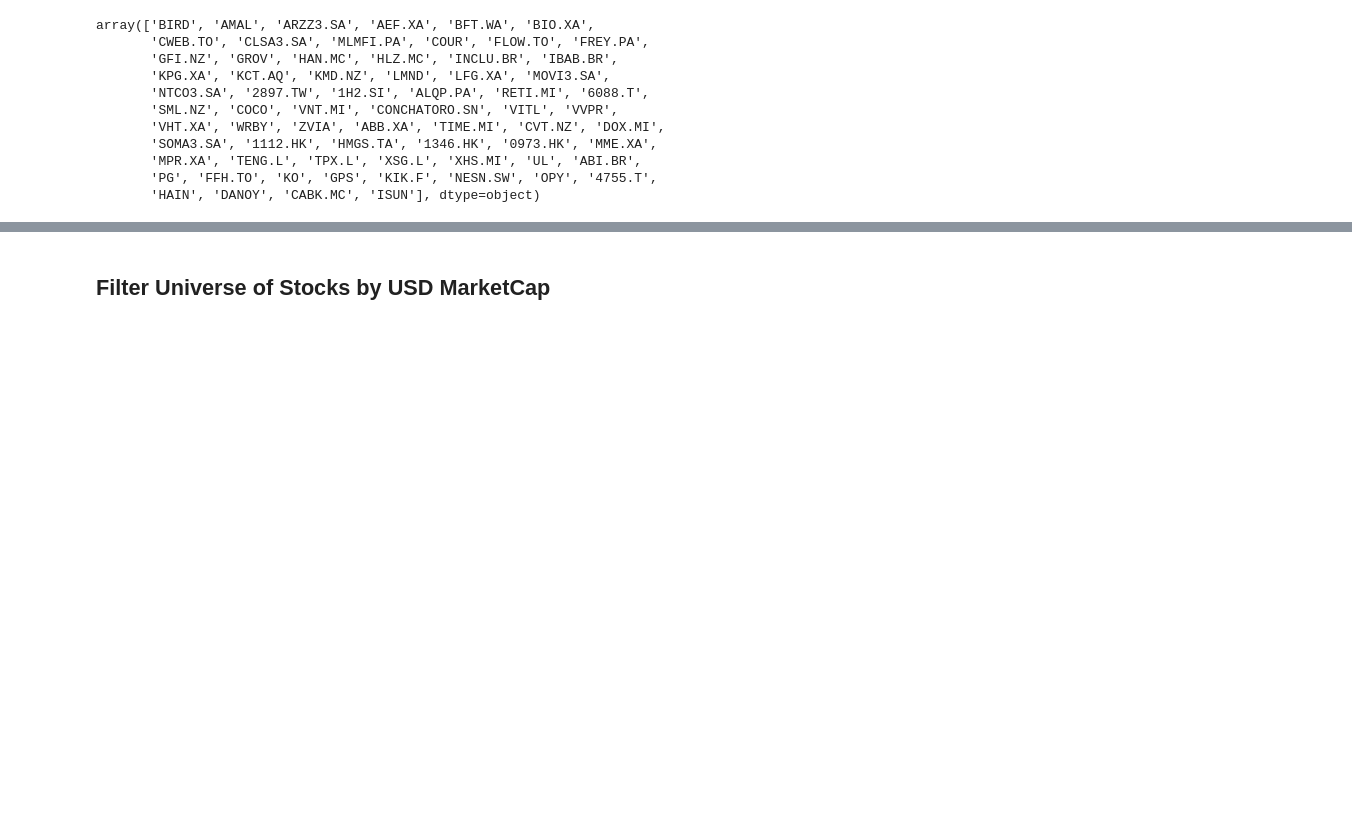
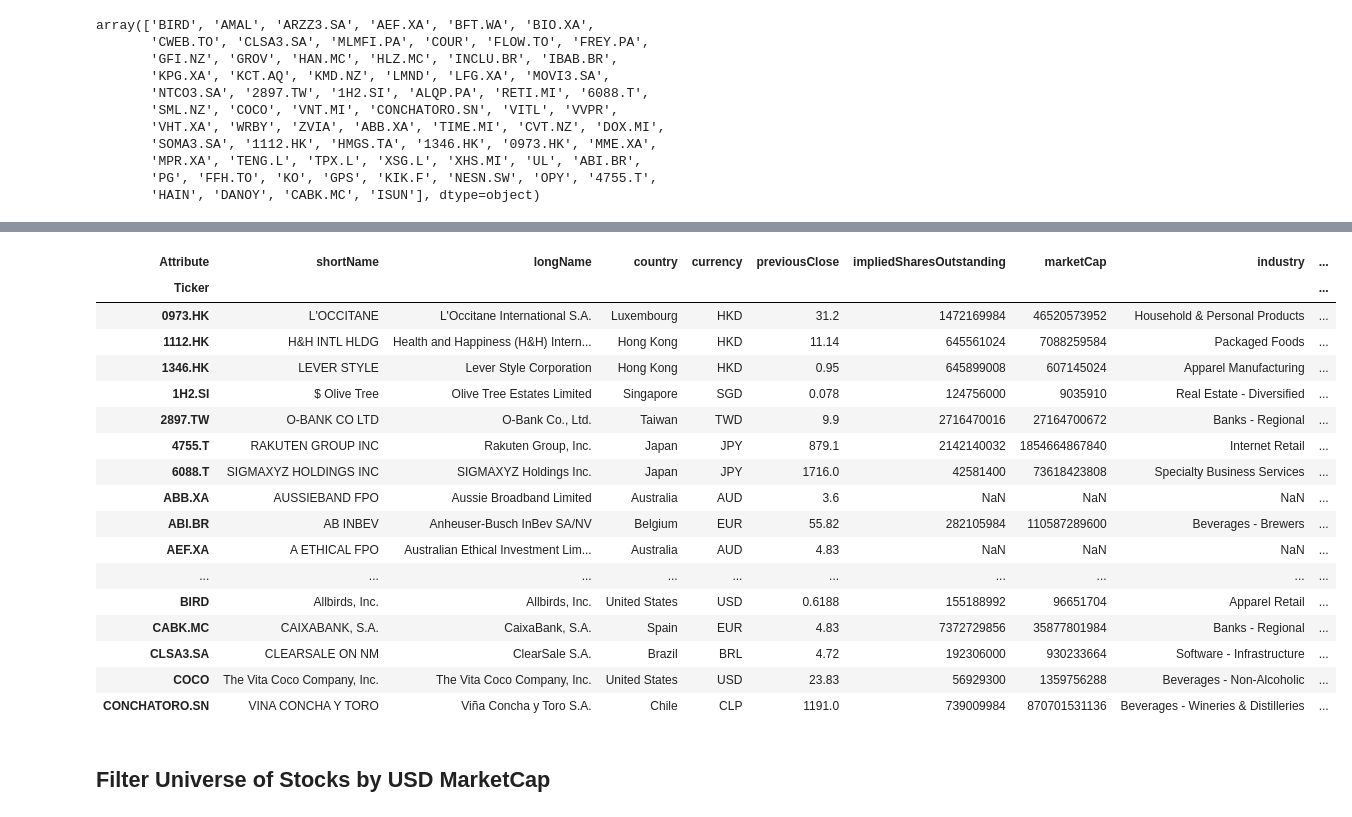
Before and after one commit to apenake/Certified_B_Corp_Index, a Jupyter notebook: Public B Corp Index with Currency Conversion.ipynb, the cells around one changed output, grey strips where cells are left out. Saved outputs shown, nothing was run; the diff lists cells and outputs as text; code cells hidden in the pictures; blank space fills up the shorter version.

```diff
--- a/Public B Corp Index with Currency Conversion.ipynb
+++ b/Public B Corp Index with Currency Conversion.ipynb
@@ -320,13 +323,15 @@ currency_dict = {}
 
 url = "https://currency-conversion-and-exchange-rates.p.rapidapi.com/symbols"
 
-headers = {"X-RapidAPI-Key": "af4b092441msh3f4304a0bce0366p1680a3jsn93d4c3a0659f",
-           "X-RapidAPI-Host": "currency-conversion-and-exchange-rates.p.rapidapi.com"
-}
+    #headers = {"X-RapidAPI-Key": "af4b092441msh3f4304a0bce0366p1680a3jsn93d4c3a0659f",
+headers = {"X-RapidAPI-Key": "884638c782msh3dc9c5784730cc0p1a0f42jsnf54c2327e84c",
+    "X-RapidAPI-Host": "currency-conversion-and-exchange-rates.p.rapidapi.com"
+          }
 
 response = requests.get(url, headers=headers)
 
 api_data = response.json()
+#print(api_data)
 
 
 for symbol, curr in api_data['symbols'].items():
@@ -339,11 +344,12 @@ for symbol, curr in api_data['symbols'].items():
 url = "https://currency-conversion-and-exchange-rates.p.rapidapi.com/latest"
 
 #querystring = {"from":"USD","to":"EUR,GBP"}
-querystring = {'base':'USD'}
+querystring = {'base':'USD', 'date': '2024-02-01'}
 
-headers = {"X-RapidAPI-Key": "af4b092441msh3f4304a0bce0366p1680a3jsn93d4c3a0659f",
-           "X-RapidAPI-Host": "currency-conversion-and-exchange-rates.p.rapidapi.com"
-}
+    #headers = {"X-RapidAPI-Key": "af4b092441msh3f4304a0bce0366p1680a3jsn93d4c3a0659f",
+headers = {"X-RapidAPI-Key": "884638c782msh3dc9c5784730cc0p1a0f42jsnf54c2327e84c",
+    "X-RapidAPI-Host": "currency-conversion-and-exchange-rates.p.rapidapi.com"
+          }
 
 response = requests.get(url, headers=headers, params=querystring)
 
@@ -446,2 +429,26 @@ stock_data_filtered.head(15)
+# %%
+# Calculate USD price and USD marketcap
+stock_data_filtered['previousCloseUSD'] = stock_data_filtered['previousClose'] / stock_data_filtered['USDExchangeRate']
+stock_data_filtered['marketCapUSD'] = stock_data_filtered['marketCap'] / stock_data_filtered['USDExchangeRate']
+stock_data_filtered.head(20)
+# %% [output]
+| Attribute | shortName | longName | country | currency | previousClose | impliedSharesOutstanding | marketCap | industry | ... |
+| Ticker |  |  |  |  |  |  |  |  | ... |
+| 0973.HK | L'OCCITANE | L'Occitane International S.A. | Luxembourg | HKD | 31.2 | 1472169984 | 46520573952 | Household & Personal Products | ... |
+| 1112.HK | H&H INTL HLDG | Health and Happiness (H&H) Intern... | Hong Kong | HKD | 11.14 | 645561024 | 7088259584 | Packaged Foods | ... |
+| 1346.HK | LEVER STYLE | Lever Style Corporation | Hong Kong | HKD | 0.95 | 645899008 | 607145024 | Apparel Manufacturing | ... |
+| 1H2.SI | $ Olive Tree | Olive Tree Estates Limited | Singapore | SGD | 0.078 | 124756000 | 9035910 | Real Estate - Diversified | ... |
+| 2897.TW | O-BANK CO LTD | O-Bank Co., Ltd. | Taiwan | TWD | 9.9 | 2716470016 | 27164700672 | Banks - Regional | ... |
+| 4755.T | RAKUTEN GROUP INC | Rakuten Group, Inc. | Japan | JPY | 879.1 | 2142140032 | 1854664867840 | Internet Retail | ... |
+| 6088.T | SIGMAXYZ HOLDINGS INC | SIGMAXYZ Holdings Inc. | Japan | JPY | 1716.0 | 42581400 | 73618423808 | Specialty Business Services | ... |
+| ABB.XA | AUSSIEBAND FPO | Aussie Broadband Limited | Australia | AUD | 3.6 | NaN | NaN | NaN | ... |
+| ABI.BR | AB INBEV | Anheuser-Busch InBev SA/NV | Belgium | EUR | 55.82 | 282105984 | 110587289600 | Beverages - Brewers | ... |
+| AEF.XA | A ETHICAL FPO | Australian Ethical Investment Lim... | Australia | AUD | 4.83 | NaN | NaN | NaN | ... |
+| ... | ... | ... | ... | ... | ... | ... | ... | ... | ... |
+| BIRD | Allbirds, Inc. | Allbirds, Inc. | United States | USD | 0.6188 | 155188992 | 96651704 | Apparel Retail | ... |
+| CABK.MC | CAIXABANK, S.A. | CaixaBank, S.A. | Spain | EUR | 4.83 | 7372729856 | 35877801984 | Banks - Regional | ... |
+| CLSA3.SA | CLEARSALE ON NM | ClearSale S.A. | Brazil | BRL | 4.72 | 192306000 | 930233664 | Software - Infrastructure | ... |
+| COCO | The Vita Coco Company, Inc. | The Vita Coco Company, Inc. | United States | USD | 23.83 | 56929300 | 1359756288 | Beverages - Non-Alcoholic | ... |
+| CONCHATORO.SN | VINA CONCHA Y TORO | Viña Concha y Toro S.A. | Chile | CLP | 1191.0 | 739009984 | 870701531136 | Beverages - Wineries & Distilleries | ... |
 # %% [markdown]
 ## Filter Universe of Stocks by USD MarketCap
```
Also changed, not shown: parts of 41 cells of this notebook, 1 other file.
